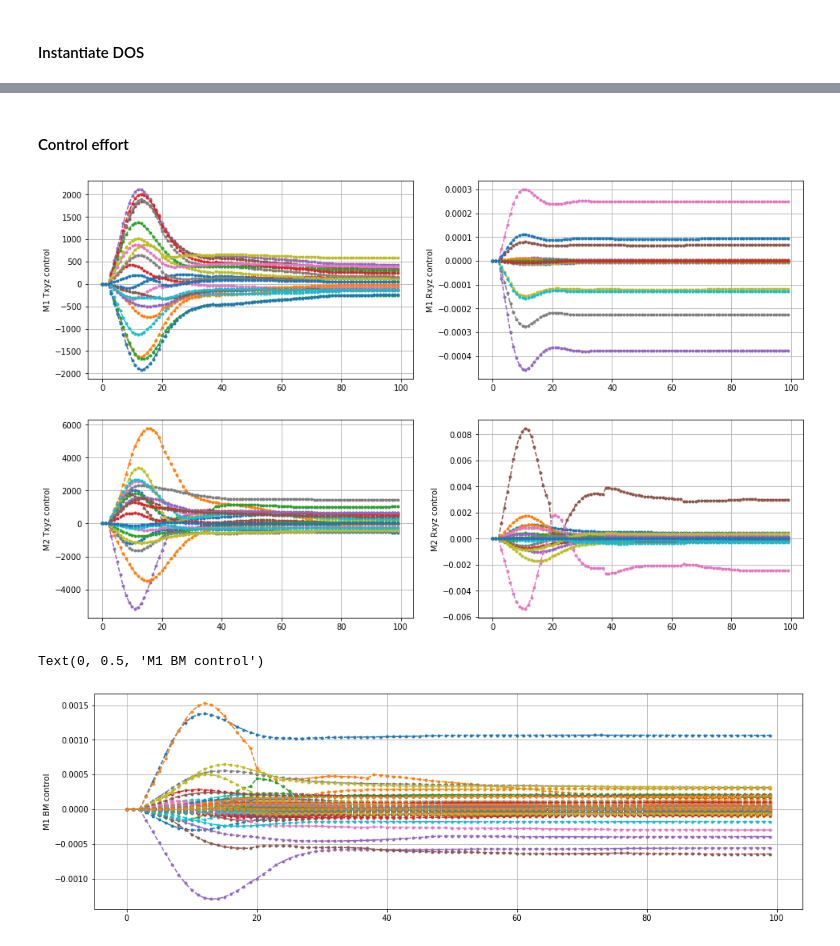
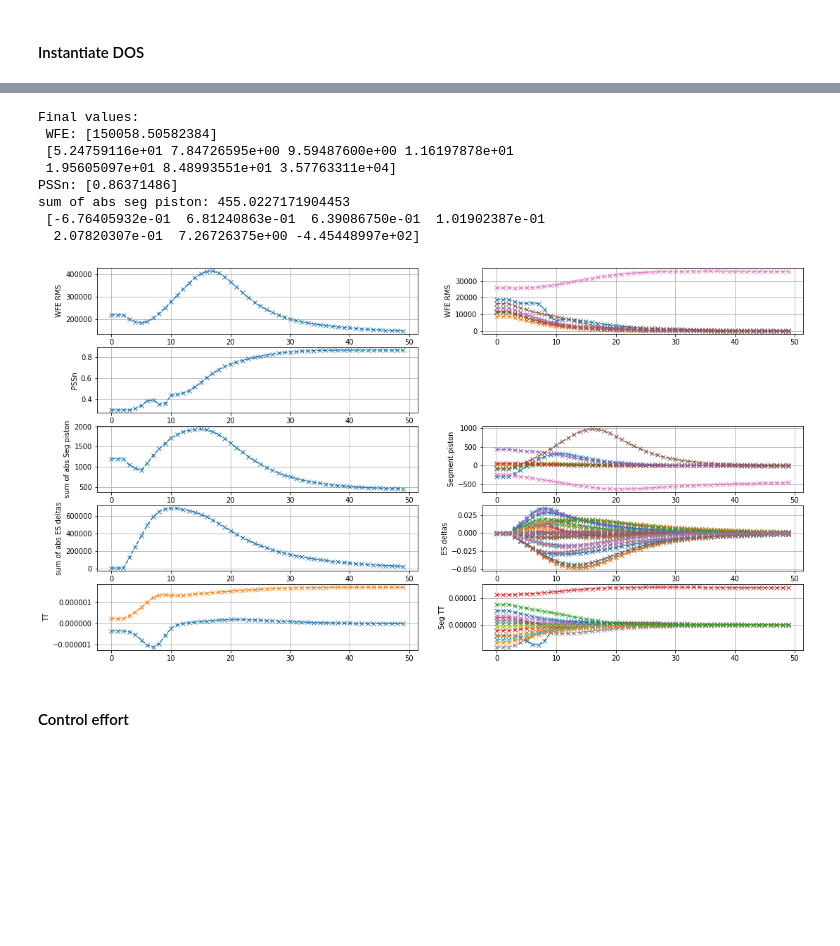
Before and after one commit to rconan/SIMCEO, a Jupyter notebook: shwfs_es.ipynb, the cells around one changed output, grey strips where cells are left out. Drawn from its saved outputs; the diff is of its cells as text; code cells hidden in the pictures; blank space fills up the shorter version.

```diff
--- a/shwfs_es.ipynb
+++ b/shwfs_es.ipynb
@@ -324,57 +233,14 @@ Elapsed time: 56.36448001861572
+# %%
+ptools.plot_science(sim.logs.entries['science'],sim.logs.entries['M1_ES'])
+# %% [output]
+Final values:
+ WFE: [150058.50582384]
+ [5.24759116e+01 7.84726595e+00 9.59487600e+00 1.16197878e+01
+ 1.95605097e+01 8.48993551e+01 3.57763311e+04]
+PSSn: [0.86371486]
+sum of abs seg piston: 455.0227171904453
+ [-6.76405932e-01  6.81240863e-01  6.39086750e-01  1.01902387e-01
+  2.07820307e-01  7.26726375e+00 -4.45448997e+02]
+[figure, added]
 # %% [markdown]
 #### Control effort
-# %%
-M1Txyz = sim.logs.entries['AcO_controller']['M1 Txyz'].timeSeries
-M1Rxyz = sim.logs.entries['AcO_controller']['M1 Rxyz'].timeSeries
-M2Txyz = sim.logs.entries['AcO_controller']['M2 Txyz'].timeSeries
-M2Rxyz = sim.logs.entries['AcO_controller']['M2 Rxyz'].timeSeries
-M1BM = sim.logs.entries['AcO_controller']['M1 BM'].timeSeries
-
-# [Segments, mode:XYZ, Timestamp]
-#print(M1Txyz[1][:3,:,3:7])
-
-# Plot mirror states
-import matplotlib.pyplot as plt
-
-plt.figure(figsize=(16,10))
-plt.subplot(221)
-for kmode in range(3):
-    for k in M1Txyz[1][:,kmode,:]:
-        plt.plot(k*1e6,'.--')
-plt.grid(True)
-plt.ylabel('M1 Txyz control')
-
-plt.subplot(222)
-for kmode in range(3):
-    for k in M1Rxyz[1][:,kmode,:]:
-        plt.plot(k,'.--')
-plt.grid(True)
-plt.ylabel('M1 Rxyz control')
-
-plt.figure(figsize=(16,10))
-plt.subplot(223)
-for kmode in range(3):
-    for k in M2Txyz[1][:,kmode,:]:
-        plt.plot(1e6*k,'.--')
-plt.grid(True)
-plt.ylabel('M2 Txyz control')
-
-plt.subplot(224)
-for kmode in range(3):
-    for k in M2Rxyz[1][:,kmode,:]:
-        plt.plot(k,'.--')
-plt.grid(True)
-plt.ylabel('M2 Rxyz control')
-plt.show()
-
-plt.figure(figsize=(16,5))
-for kmode in range(len(M1BM[1][0,:,0])):
-    for k in M1BM[1][:,kmode,:]:
-        plt.plot(k,'.--')
-plt.grid(True)
-plt.ylabel('M1 BM control')
-# %% [output]
-[figure, removed]
-[figure, removed]
-Text(0, 0.5, 'M1 BM control')
-[figure, removed]
```
Also changed, not shown: parts of 37 cells of this notebook, 13 other files.
